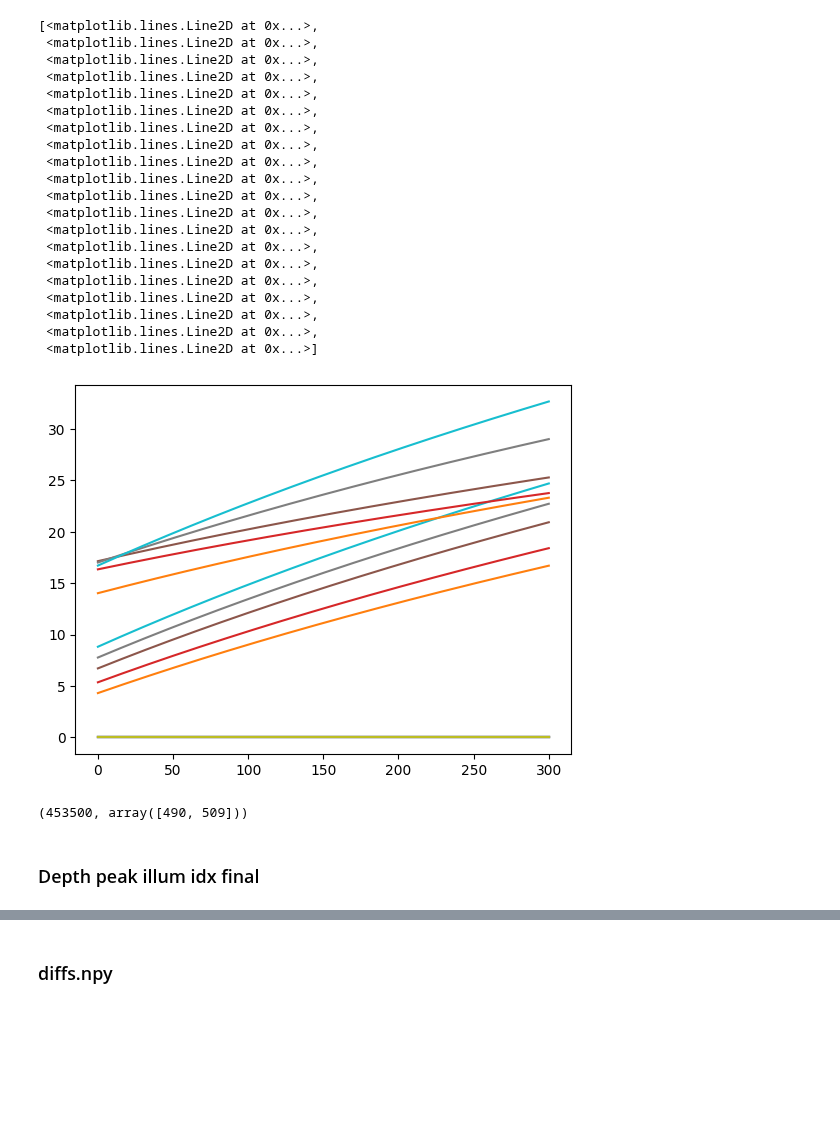
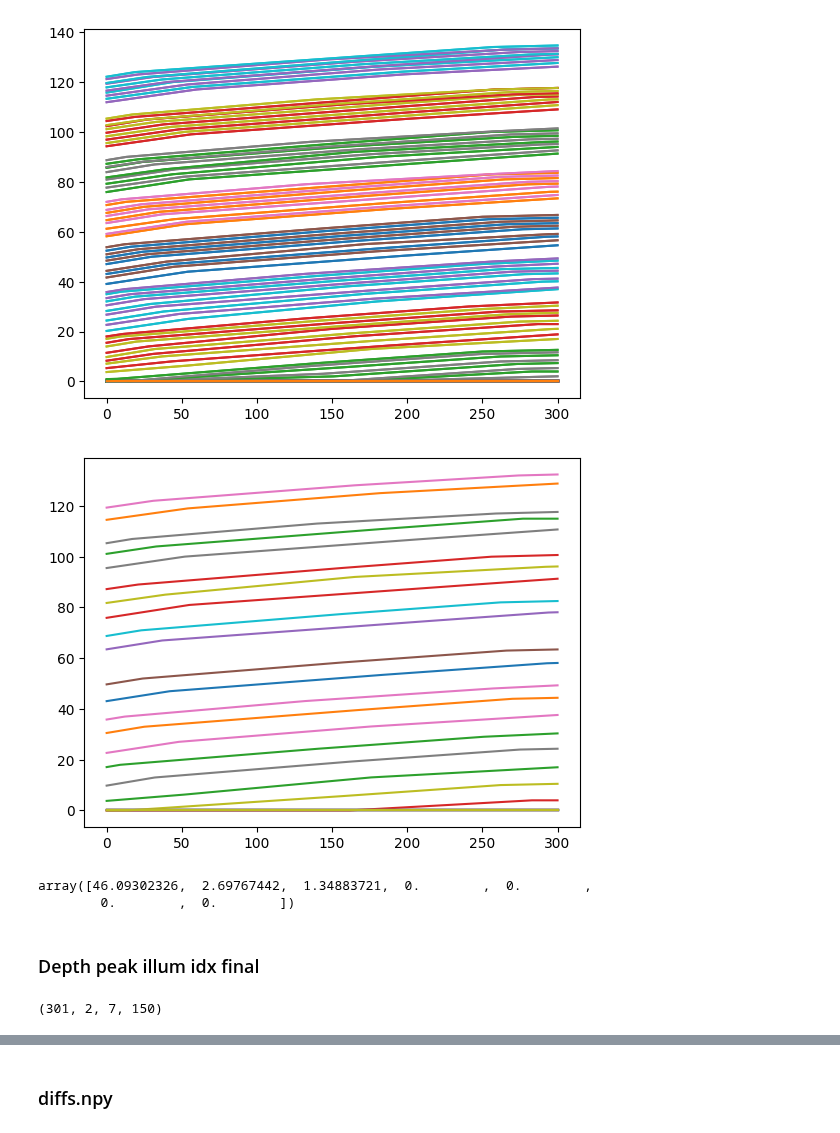
Before and after one commit to shshin1210/DSL, a Jupyter notebook: hyper_sl/image_formation/debug.ipynb, the cells around one changed output, grey strips where cells are left out. Drawn from its saved outputs; the diff is of its cells as text; code cells hidden in the pictures; blank space fills up the shorter version.

```diff
--- a/hyper_sl/image_formation/debug.ipynb
+++ b/hyper_sl/image_formation/debug.ipynb
@@ -150,37 +210,25 @@ depth_peak_illum_idx.shape
-# %%
-plt.plot(depth_peak_illum_idx[:,0,-1,::4])
-# %% [output]
-[<matplotlib.lines.Line2D at 0x...>,
- <matplotlib.lines.Line2D at 0x...>,
- <matplotlib.lines.Line2D at 0x...>,
- <matplotlib.lines.Line2D at 0x...>,
- <matplotlib.lines.Line2D at 0x...>,
- <matplotlib.lines.Line2D at 0x...>,
- <matplotlib.lines.Line2D at 0x...>,
- <matplotlib.lines.Line2D at 0x...>,
- <matplotlib.lines.Line2D at 0x...>,
- <matplotlib.lines.Line2D at 0x...>,
- <matplotlib.lines.Line2D at 0x...>,
- <matplotlib.lines.Line2D at 0x...>,
- <matplotlib.lines.Line2D at 0x...>,
- <matplotlib.lines.Line2D at 0x...>,
- <matplotlib.lines.Line2D at 0x...>,
- <matplotlib.lines.Line2D at 0x...>,
- <matplotlib.lines.Line2D at 0x...>,
- <matplotlib.lines.Line2D at 0x...>,
- <matplotlib.lines.Line2D at 0x...>,
- <matplotlib.lines.Line2D at 0x...>]
-[figure, removed]
-# %%
-sample_pts_flatt[-4], sample_pts[-4]
-# %% [output]
-(453500, array([490, 509]))
+# %%
+_ = plt.plot(depth_peak_illum_idx[:,0,6])
+_ = plt.plot(depth_peak_illum_idx_linear[:,0,6])
+# plt.plot(depth_peak_illum_idx[:,0,2,12])
+# %% [output]
+[figure, added]
+# %%
+_ = plt.plot(depth_peak_illum_idx_linear[:,0,-1,::4])
+_ = plt.plot(depth_peak_illum_idx[:,0,-1,0])
+# %% [output]
+[figure, added]
 # %%
 # for i in range(3):
 #     for w_idx, w in enumerate(wvl_list):
 #         plt.figure(figsize=(5,3))
 #         plt.ylim([0, 318])
 #         plt.plot(depth_peak_illum_idx[:,i,w_idx,3]), plt.title('%d order, %dnm'%(i, w))
+# %%
+depth_peak_illum_idx[0,0,:,22]
+# %% [output]
+array([46.09302326,  2.69767442,  1.34883721,  0.        ,  0.        ,
+        0.        ,  0.        ])
 # %% [markdown]
 ### Depth peak illum idx final
 # %%
@@ -188 +237,5 @@ depth_peak_illum_idx_final = np.load(os.path.join(npy_dir,'depth_peak_illum_idx_
+# %%
+depth_peak_illum_idx_final_linear.shape
+# %% [output]
+(301, 2, 7, 150)
 # %%
```
Also changed, not shown: parts of 58 cells of this notebook, 6 other files.
